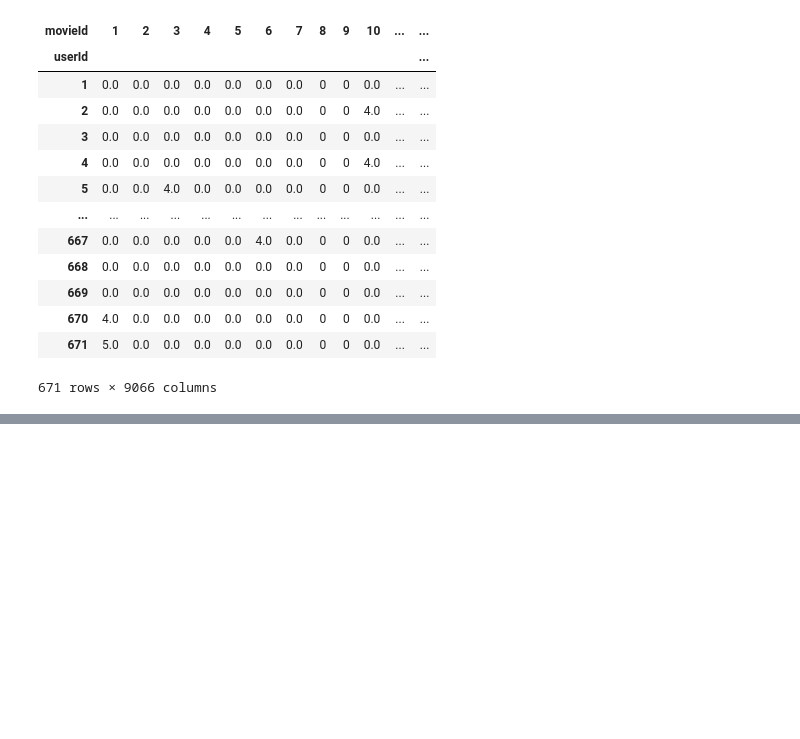
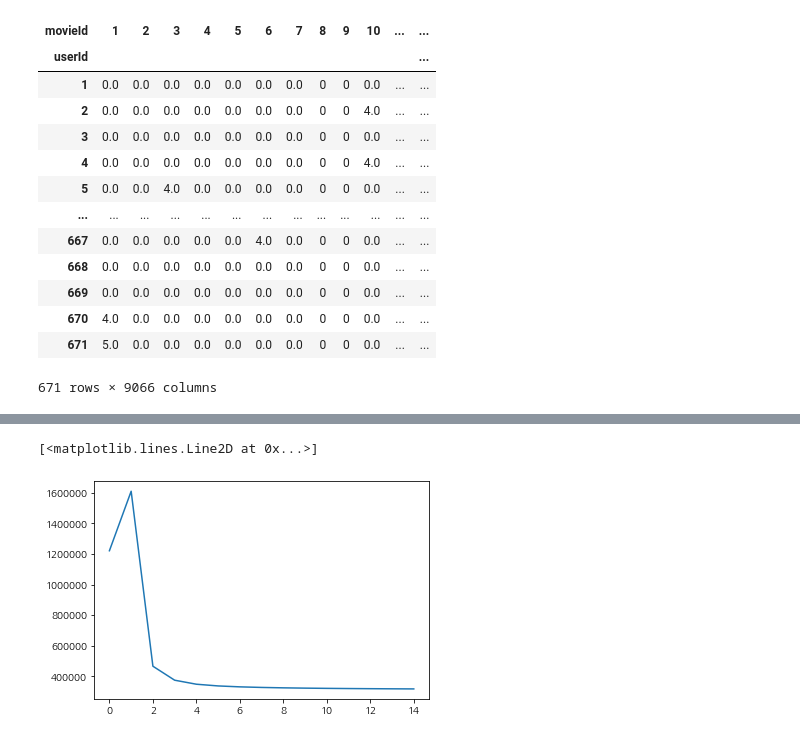
Before and after one commit to youngjo89/recommend_system, a Jupyter notebook: Matrix_Factorization/practice.ipynb, the cells around one changed output, grey strips where cells are left out. Saved outputs shown, nothing was run; the diff lists cells and outputs as text; code cells hidden in the pictures; blank space fills up the shorter version.

```diff
--- a/Matrix_Factorization/practice.ipynb
+++ b/Matrix_Factorization/practice.ipynb
@@ -219,0 +257,5 @@ user_movie
+# %%
+plt.plot(reg_list)
+# %% [output]
+[<matplotlib.lines.Line2D at 0x...>]
+[figure, added]
```
Also changed, not shown: parts of 8 cells of this notebook.
